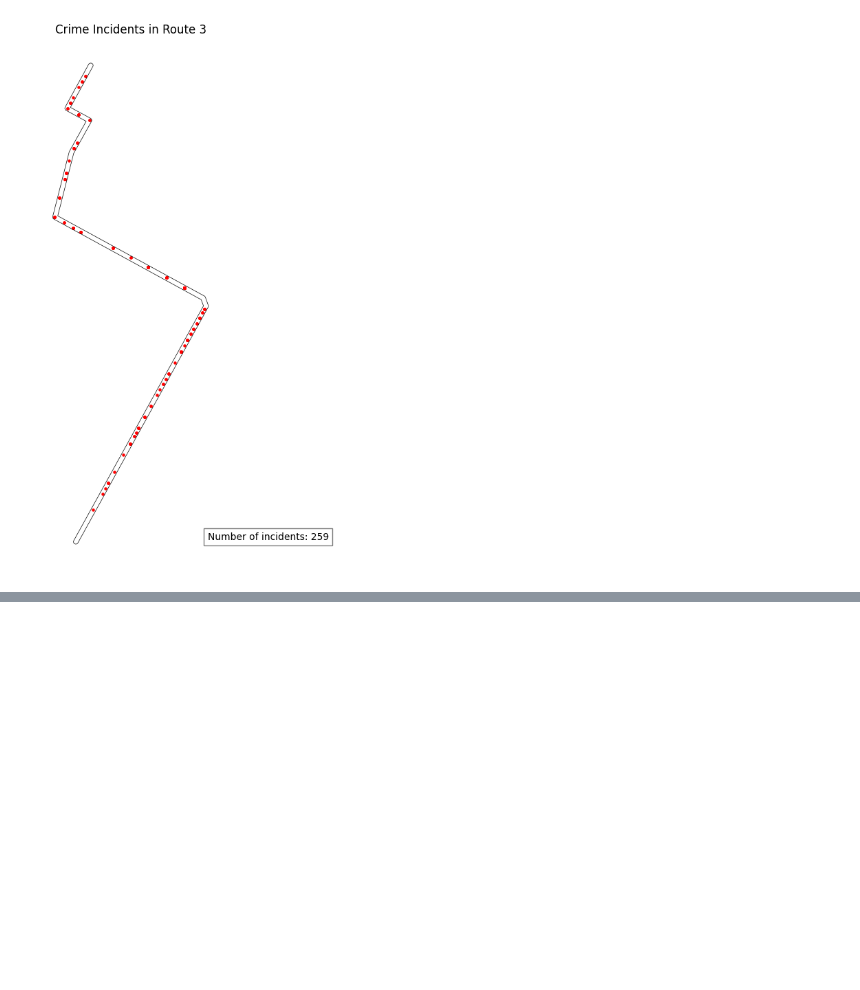
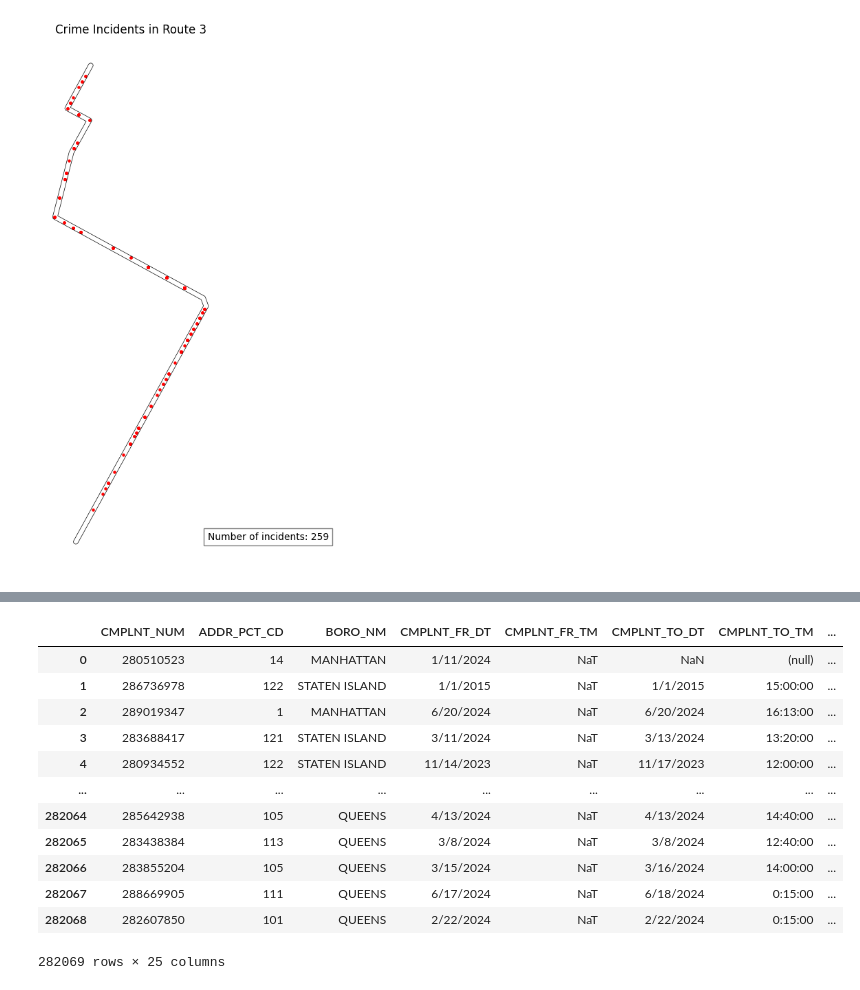
Before and after one commit to johnmasataka/cdp-mapping-systems, a Jupyter notebook: Assignments/20240725_mapping_system_assignment2_xj2329_john_masataka_xianfeng_jiang/20240725_mapping_system_assignment2_xj2329_john_masataka_xianfeng_jiang.ipynb, the cells around one changed output, grey strips where cells are left out. Saved outputs shown, nothing was run; the diff lists cells and outputs as text; code cells hidden in the pictures; blank space fills up the shorter version.

```diff
--- a/Assignments/20240725_mapping_system_assignment2_xj2329_john_masataka_xianfeng_jiang/20240725_mapping_system_assignment2_xj2329_john_masataka_xianfeng_jiang.ipynb
+++ b/Assignments/20240725_mapping_system_assignment2_xj2329_john_masataka_xianfeng_jiang/20240725_mapping_system_assignment2_xj2329_john_masataka_xianfeng_jiang.ipynb
@@ -290,0 +308,16 @@ Text(0.95, 0.05, 'Number of incidents: 259')
+# %%
+events_gdf
+# %% [output]
+|  | CMPLNT_NUM | ADDR_PCT_CD | BORO_NM | CMPLNT_FR_DT | CMPLNT_FR_TM | CMPLNT_TO_DT | CMPLNT_TO_TM | ... |
+| 0 | 280510523 | 14 | MANHATTAN | 1/11/2024 | NaT | NaN | (null) | ... |
+| 1 | 286736978 | 122 | STATEN ISLAND | 1/1/2015 | NaT | 1/1/2015 | 15:00:00 | ... |
+| 2 | 289019347 | 1 | MANHATTAN | 6/20/2024 | NaT | 6/20/2024 | 16:13:00 | ... |
+| 3 | 283688417 | 121 | STATEN ISLAND | 3/11/2024 | NaT | 3/13/2024 | 13:20:00 | ... |
+| 4 | 280934552 | 122 | STATEN ISLAND | 11/14/2023 | NaT | 11/17/2023 | 12:00:00 | ... |
+| ... | ... | ... | ... | ... | ... | ... | ... | ... |
+| 282064 | 285642938 | 105 | QUEENS | 4/13/2024 | NaT | 4/13/2024 | 14:40:00 | ... |
+| 282065 | 283438384 | 113 | QUEENS | 3/8/2024 | NaT | 3/8/2024 | 12:40:00 | ... |
+| 282066 | 283855204 | 105 | QUEENS | 3/15/2024 | NaT | 3/16/2024 | 14:00:00 | ... |
+| 282067 | 288669905 | 111 | QUEENS | 6/17/2024 | NaT | 6/18/2024 | 0:15:00 | ... |
+| 282068 | 282607850 | 101 | QUEENS | 2/22/2024 | NaT | 2/22/2024 | 0:15:00 | ... |
+282069 rows × 25 columns
```
Also changed, not shown: parts of 9 cells of this notebook, 27 other files.
